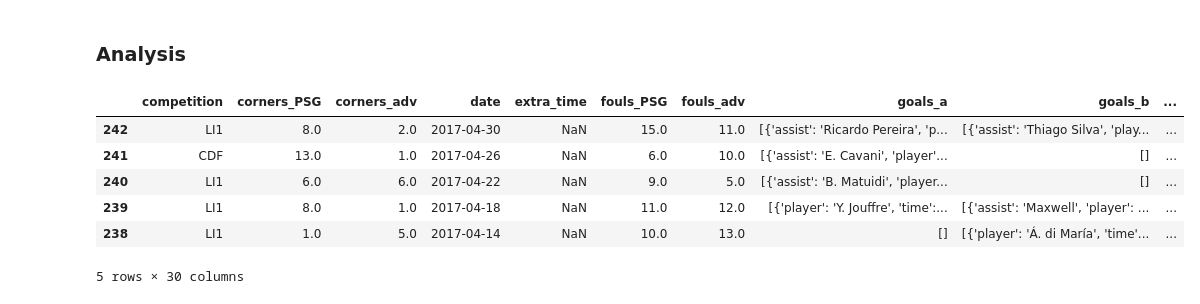
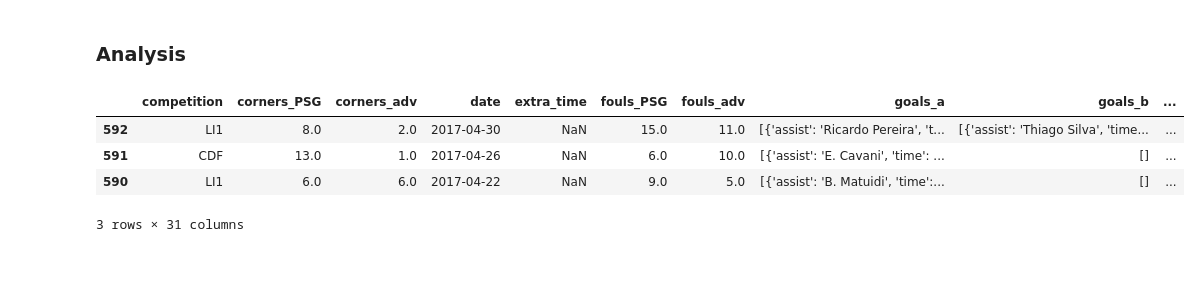
Before and after one commit to alexattia/Data-Science-Projects, a Jupyter notebook: KaggleSoccer/Parsing Soccer Ways.ipynb, the cells around one changed output. Saved outputs shown, nothing was run; the diff lists cells and outputs as text; code cells hidden in the pictures; blank space fills up the shorter version.

```diff
--- a/KaggleSoccer/Parsing Soccer Ways.ipynb
+++ b/KaggleSoccer/Parsing Soccer Ways.ipynb
@@ -35,7 +35,7 @@ team['name'] = results.find_all('a')[0].text
 # %% [markdown]
 ### Parsing
 # %%
-nb_pages = 5
+nb_pages = 12
 games = []
 for page_number in range(nb_pages):
     link_base = 'http://us.soccerway.com/a/block_team_matches?block_id=page_team_1_block_team_matches_3&callback_params='
@@ -88,25 +75,24 @@ def shot_team(row, columns):
 # %%
 df = pd.DataFrame(games)
 df.date = pd.to_datetime(df.date.apply(lambda x:'/'.join([x.split('/')[1],x.split('/')[0], x.split('/')[2]])))
 df['month'] = df.date.apply(lambda x:x.month)
 df['year'] = df.date.apply(lambda x:x.year)
 df = df.sort_values('date', ascending=False)
 # le = preprocessing.LabelEncoder()
 # df.competition = le.fit_transform(df.competition)
 df = df[df.date < datetime.datetime.now()]
+df['opponent'] = df.apply(lambda x:(x['team_a']+x['team_b']).replace('PSG', ''), axis=1)
 df[['competition', 'date', 'result', 'team_a', 'score', 'team_b', 'players_teams_a', 'players_team_b']].head()
 cols = ['Corners', 'Fouls', 'Offsides', 'Shots on target', 'Shots wide']
-df = df.apply(lambda x:shot_team(x, cols),axis=1)
+df = df.apply(lambda x:parser.shot_team(x, cols),axis=1)
 df = df.drop(cols, axis=1)
-df.head()
+df.head(3)
 # %% [output]
 |  | competition | corners_PSG | corners_adv | date | extra_time | fouls_PSG | fouls_adv | goals_a | goals_b | ... |
-| 242 | LI1 | 8.0 | 2.0 | 2017-04-30 | NaN | 15.0 | 11.0 | [{'assist': 'Ricardo Pereira', 'p... | [{'assist': 'Thiago Silva', 'play... | ... |
-| 241 | CDF | 13.0 | 1.0 | 2017-04-26 | NaN | 6.0 | 10.0 | [{'assist': 'E. Cavani', 'player'... | [] | ... |
-| 240 | LI1 | 6.0 | 6.0 | 2017-04-22 | NaN | 9.0 | 5.0 | [{'assist': 'B. Matuidi', 'player... | [] | ... |
-| 239 | LI1 | 8.0 | 1.0 | 2017-04-18 | NaN | 11.0 | 12.0 | [{'player': 'Y. Jouffre', 'time':... | [{'assist': 'Maxwell', 'player': ... | ... |
-| 238 | LI1 | 1.0 | 5.0 | 2017-04-14 | NaN | 10.0 | 13.0 | [] | [{'player': 'Á. di María', 'time'... | ... |
+| 592 | LI1 | 8.0 | 2.0 | 2017-04-30 | NaN | 15.0 | 11.0 | [{'assist': 'Ricardo Pereira', 't... | [{'assist': 'Thiago Silva', 'time... | ... |
+| 591 | CDF | 13.0 | 1.0 | 2017-04-26 | NaN | 6.0 | 10.0 | [{'assist': 'E. Cavani', 'time': ... | [] | ... |
+| 590 | LI1 | 6.0 | 6.0 | 2017-04-22 | NaN | 9.0 | 5.0 | [{'assist': 'B. Matuidi', 'time':... | [] | ... |
-5 rows × 30 columns
+3 rows × 31 columns
 # %%
 f, ax = plt.subplots(ncols=3, nrows=3, figsize=(20,10))
 
```
Also changed, not shown: parts of 10 cells of this notebook, 3 other files.
